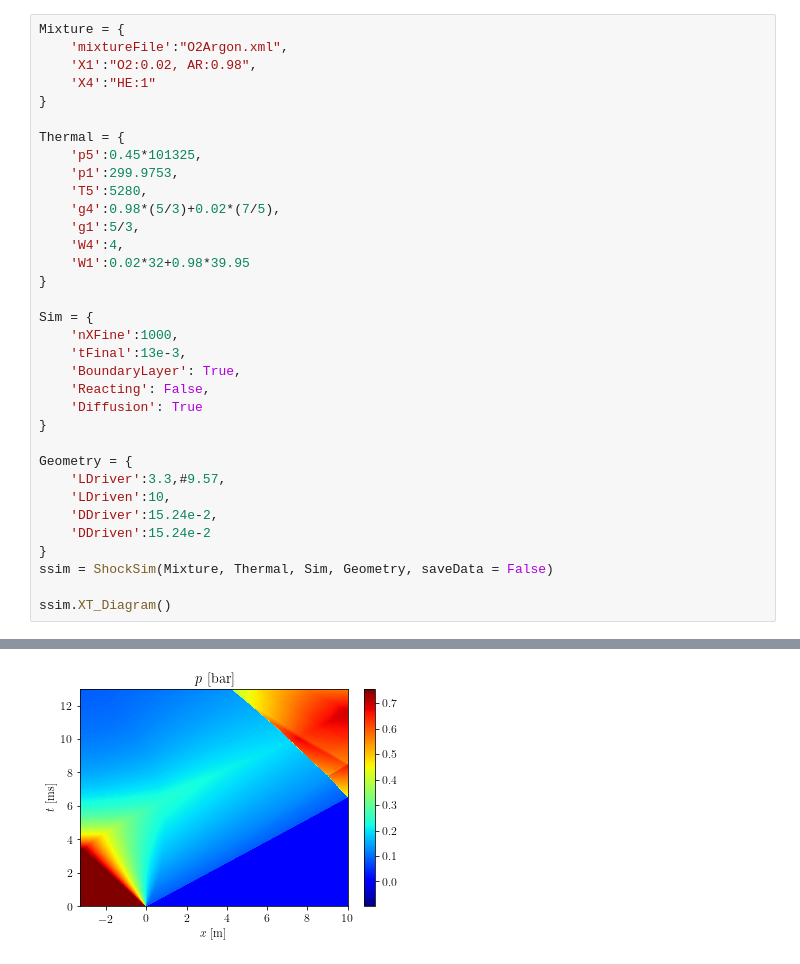
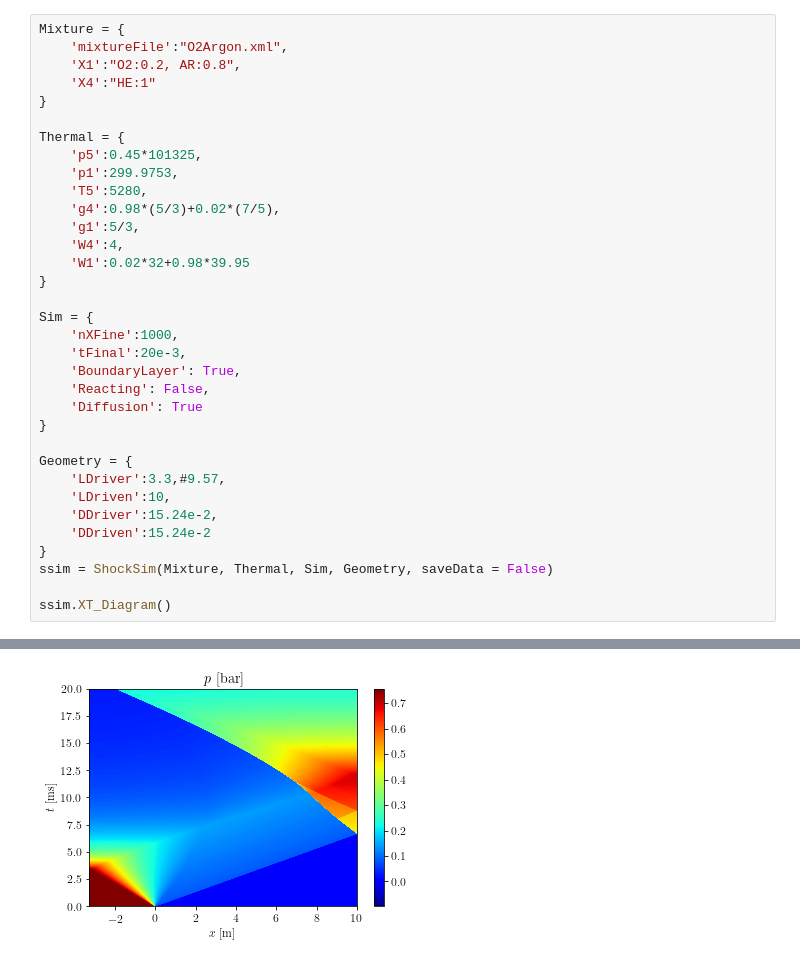
Before and after one commit to jky819/StanShock, a Jupyter notebook: ShockTubeSimulations/Shock_Tube_Simulations.ipynb, the cells around one changed output, grey strips where cells are left out. Drawn from its saved outputs; the diff is of its cells as text.

```diff
--- a/ShockTubeSimulations/Shock_Tube_Simulations.ipynb
+++ b/ShockTubeSimulations/Shock_Tube_Simulations.ipynb
@@ -21,7 +3,7 @@ During: typing of call at C:\Users\Jackie Zheng\PycharmProjects\StanShock\stanSh
 # %%
 Mixture = {
     'mixtureFile':"O2Argon.xml",
-    'X1':"O2:0.02, AR:0.98",
+    'X1':"O2:0.2, AR:0.8",
     'X4':"HE:1"
 }
 
@@ -37,7 +19,7 @@ Thermal = {
 
 Sim = {
     'nXFine':1000,
-    'tFinal':13e-3,
+    'tFinal':20e-3,
     'BoundaryLayer': True,
     'Reacting': False,
     'Diffusion': True
@@ -74 +56 @@ The process took  219.1737351
-[figure, old version]
+[figure, new version]
```
Also changed, not shown: parts of 13 cells of this notebook, 4 other files.
